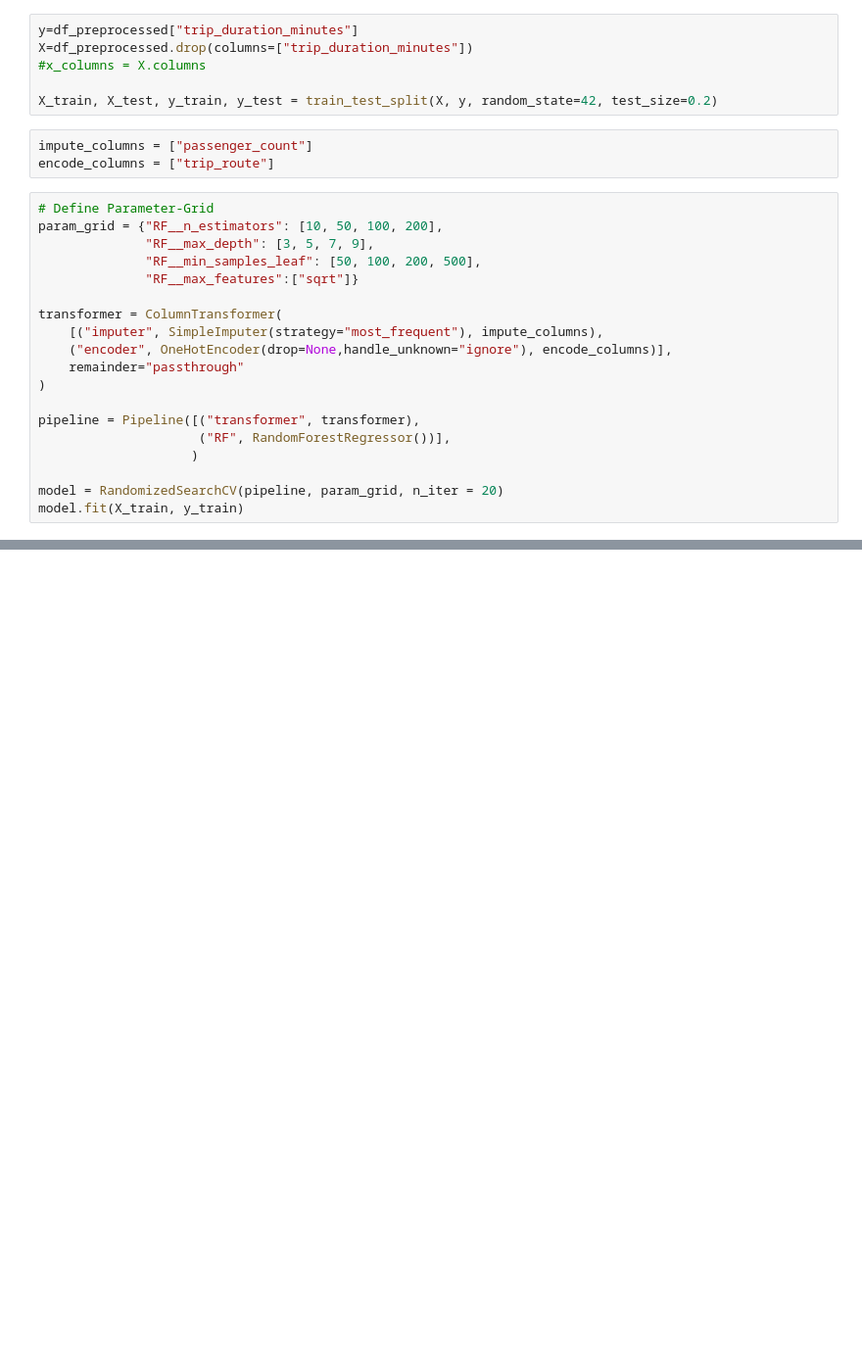
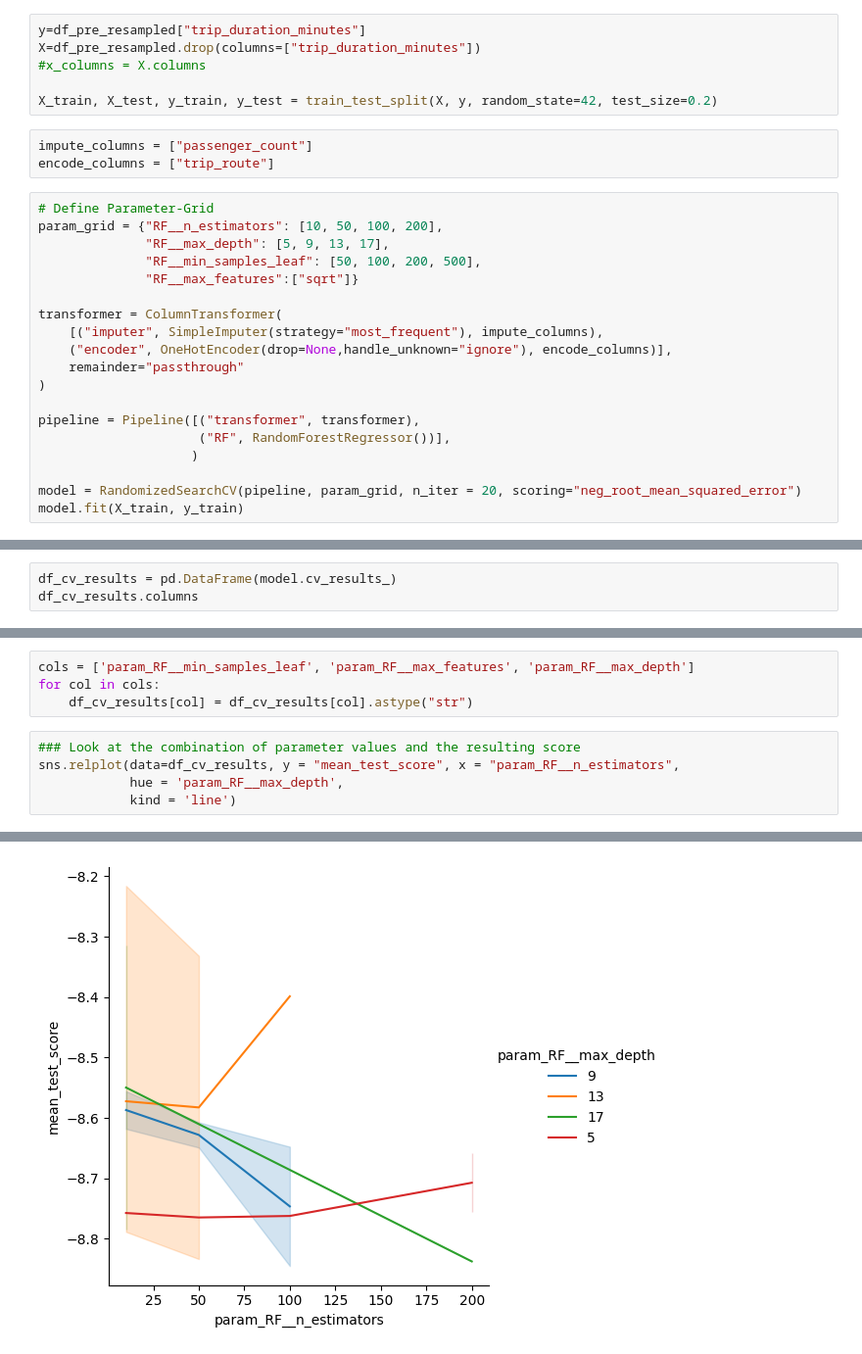
Before and after one commit to Gunnar-Oeh/mle-model-deployment-project, a Jupyter notebook: 01_train_model.ipynb, the cells around one changed output, grey strips where cells are left out. Shown: that part at 98% size. Saved outputs shown, nothing was run; the diff lists cells and outputs as text; blank space fills up the shorter version.

Commit message:
01 log first model run

```diff
--- a/01_train_model.ipynb
+++ b/01_train_model.ipynb
@@ -76,6 +82,6 @@ df_preprocessed = preprocess(df)
 # %%
-y=df_preprocessed["trip_duration_minutes"]
-X=df_preprocessed.drop(columns=["trip_duration_minutes"])
+y=df_pre_resampled["trip_duration_minutes"]
+X=df_pre_resampled.drop(columns=["trip_duration_minutes"])
 #x_columns = X.columns
 
 X_train, X_test, y_train, y_test = train_test_split(X, y, random_state=42, test_size=0.2)
@@ -85,7 +91,7 @@ encode_columns = ["trip_route"]
 # %%
 # Define Parameter-Grid
 param_grid = {"RF__n_estimators": [10, 50, 100, 200],
-              "RF__max_depth": [3, 5, 7, 9],
+              "RF__max_depth": [5, 9, 13, 17],
               "RF__min_samples_leaf": [50, 100, 200, 500],
               "RF__max_features":["sqrt"]}
 
@@ -99,5 +105,5 @@ pipeline = Pipeline([("transformer", transformer),
                      ("RF", RandomForestRegressor())],
                     )
 
-model = RandomizedSearchCV(pipeline, param_grid, n_iter = 20)
+model = RandomizedSearchCV(pipeline, param_grid, n_iter = 20, scoring="neg_root_mean_squared_error")
 model.fit(X_train, y_train)
@@ -103,0 +127,3 @@ model.fit(X_train, y_train)
+# %%
+df_cv_results = pd.DataFrame(model.cv_results_)
+df_cv_results.columns
@@ -103,0 +138,10 @@ model.fit(X_train, y_train)
+# %%
+cols = ['param_RF__min_samples_leaf', 'param_RF__max_features', 'param_RF__max_depth']
+for col in cols:
+    df_cv_results[col] = df_cv_results[col].astype("str")
+# %%
+### Look at the combination of parameter values and the resulting score
+sns.relplot(data=df_cv_results, y = "mean_test_score", x = "param_RF__n_estimators",
+            hue = 'param_RF__max_depth',
+            kind = 'line')
+# %% [output]
@@ -103,0 +149 @@ model.fit(X_train, y_train)
+[figure, added]
```
Also changed, not shown: parts of 9 cells of this notebook.
